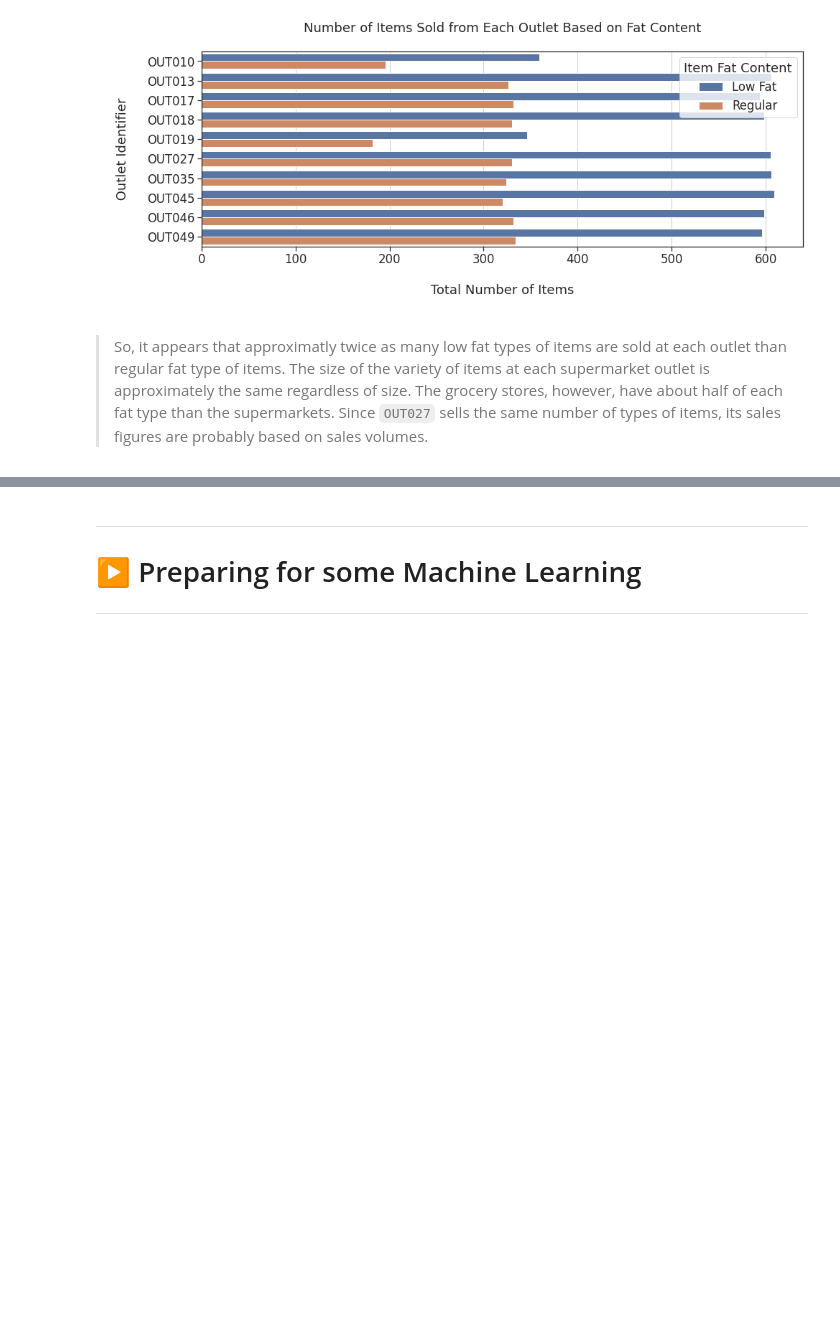
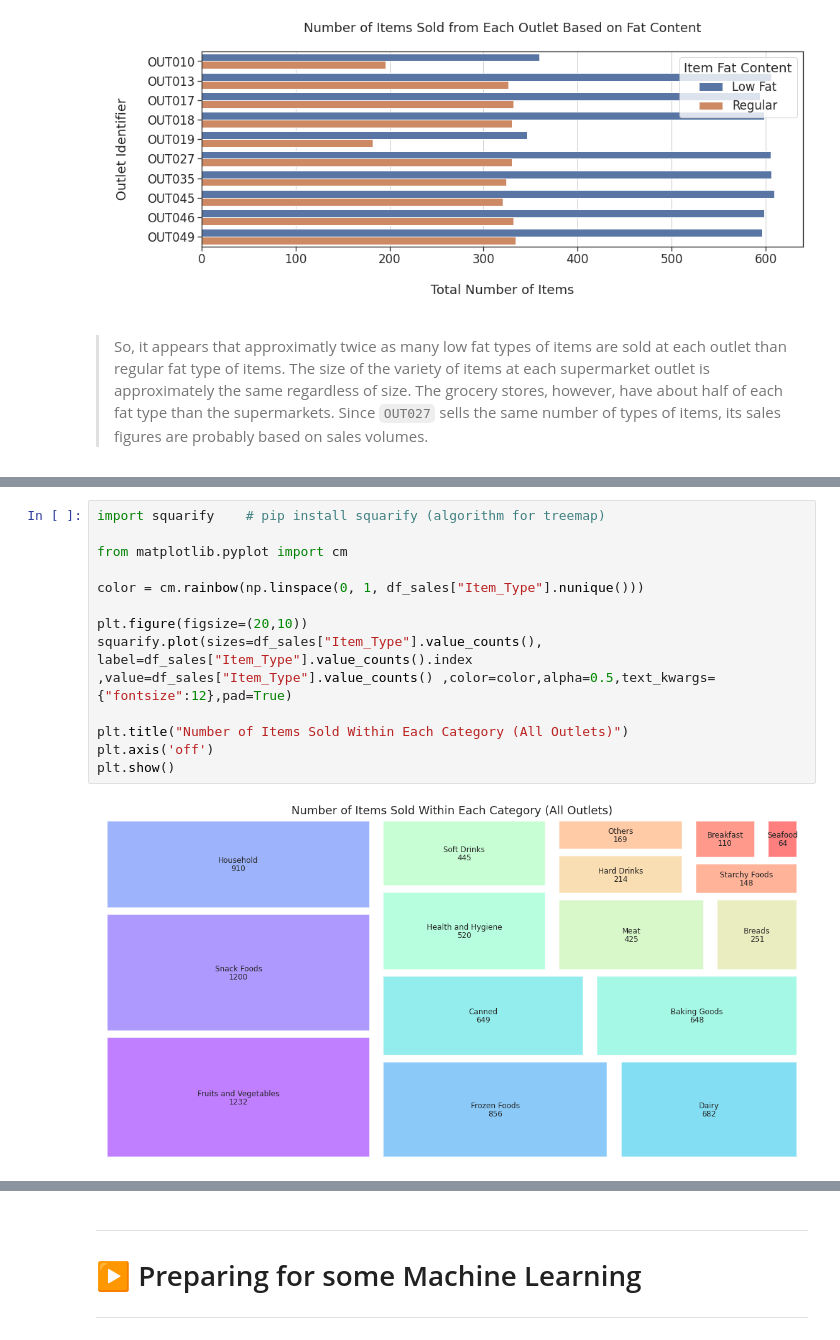
Before and after one commit to bngrossmann/food-sales-predictions, a Jupyter notebook: food_sales_predition.ipynb, the cells around one changed output, grey strips where cells are left out. Drawn from its saved outputs; the diff is of its cells as text; blank space fills up the shorter version.

```diff
--- a/food_sales_predition.ipynb
+++ b/food_sales_predition.ipynb
@@ -750,0 +788,15 @@ bar_ax.legend(title="Item Fat Content")
+# %%
+import squarify    # pip install squarify (algorithm for treemap)
+
+from matplotlib.pyplot import cm
+
+color = cm.rainbow(np.linspace(0, 1, df_sales["Item_Type"].nunique()))
+
+plt.figure(figsize=(20,10))
+squarify.plot(sizes=df_sales["Item_Type"].value_counts(), label=df_sales["Item_Type"].value_counts().index ,value=df_sales["Item_Type"].value_counts() ,color=color,alpha=0.5,text_kwargs={"fontsize":12},pad=True)
+
+plt.title("Number of Items Sold Within Each Category (All Outlets)")
+plt.axis('off')
+plt.show()
+# %% [output]
+[figure, added]
```
Also changed, not shown: parts of 12 cells of this notebook.
